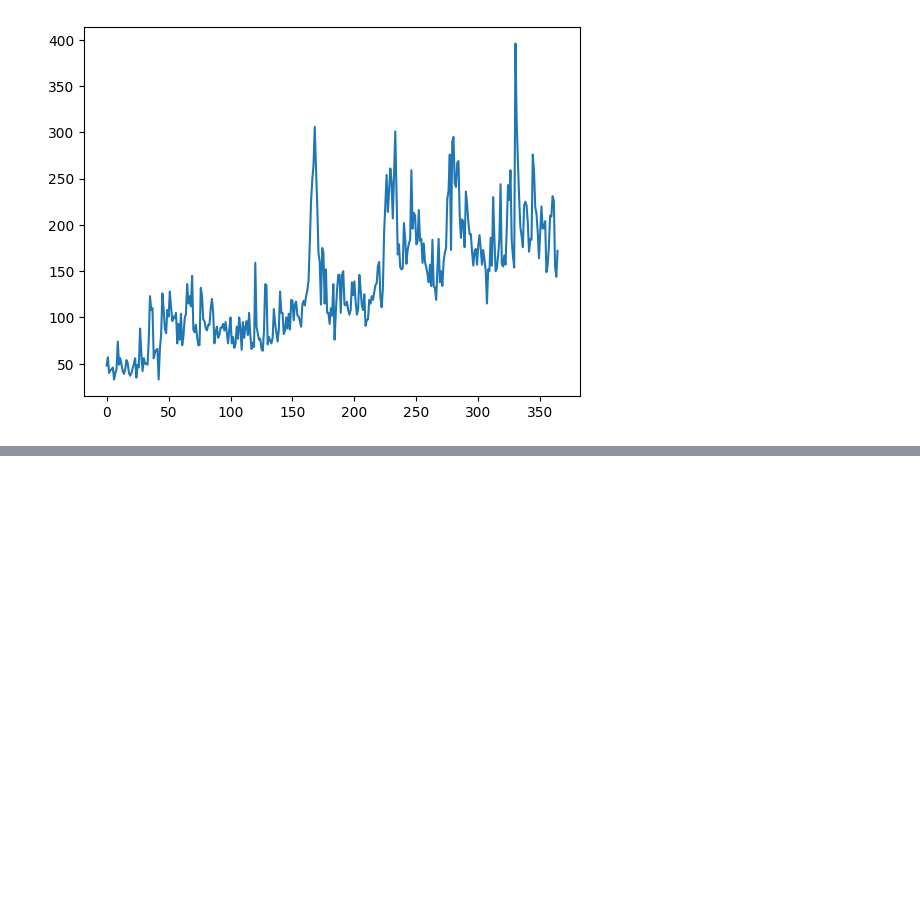
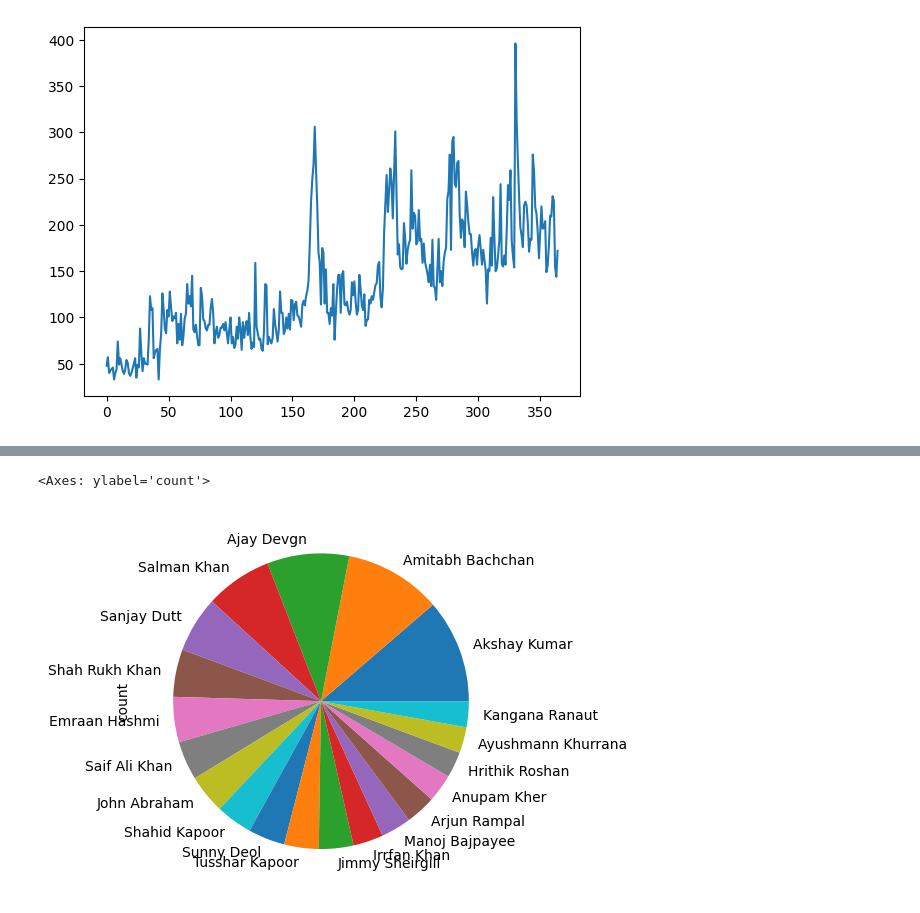
Before and after one commit to Amjad-Bin-Aslam/Data-Analysis-Portfolio, a Jupyter notebook: 05_Pandas/01_Pandas_Exercise.ipynb, the cells around one changed output, grey strips where cells are left out. Saved outputs shown, nothing was run; the diff lists cells and outputs as text; code cells hidden in the pictures; blank space fills up the shorter version.

```diff
--- a/05_Pandas/01_Pandas_Exercise.ipynb
+++ b/05_Pandas/01_Pandas_Exercise.ipynb
@@ -585,0 +590,5 @@ Name: Subscribers gained, Length: 365, dtype: int64
+# %%
+movies.value_counts().head(20).plot(kind='pie')
+# %% [output]
+<Axes: ylabel='count'>
+[figure, added]
```
Also changed, not shown: parts of 2 cells of this notebook.
